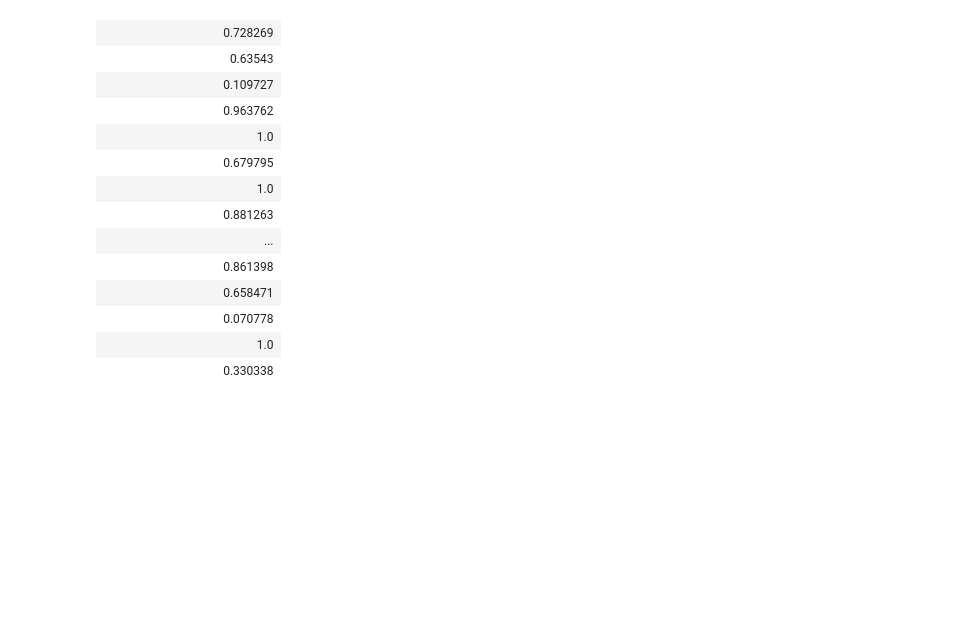
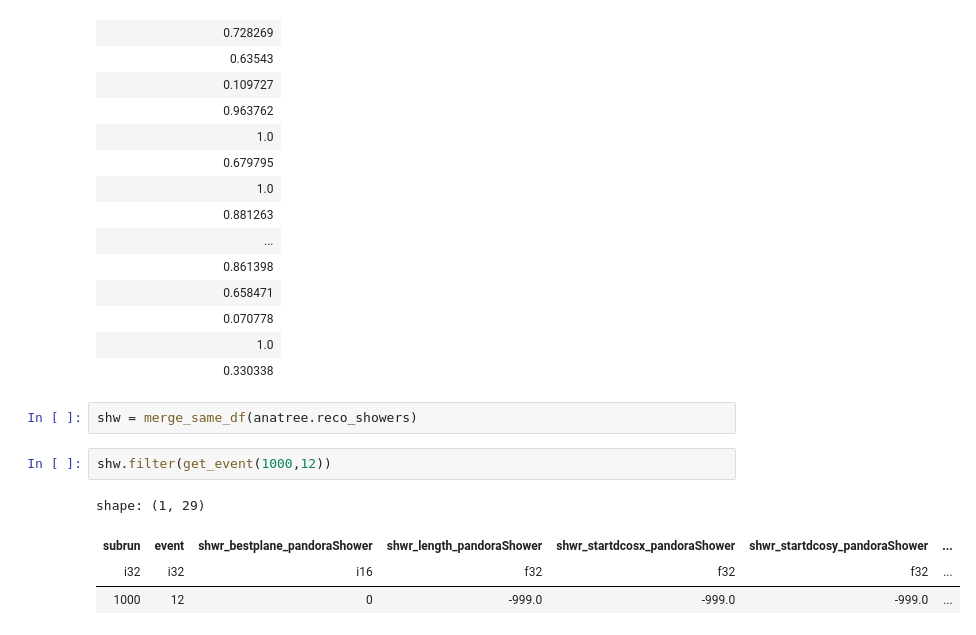
Before and after one commit to hvsouza/apc_atmo_repo, a Jupyter notebook: personal/Henrique/Analysis/atmo_50k_AV_2.5_random/g4_check.ipynb, the cells around one changed output. Cells and saved outputs as stored; diff of their text form; blank space fills up the shorter version.

```diff
--- a/personal/Henrique/Analysis/atmo_50k_AV_2.5_random/g4_check.ipynb
+++ b/personal/Henrique/Analysis/atmo_50k_AV_2.5_random/g4_check.ipynb
@@ -414,3 +414,12 @@ shape: (854_993,)
 | 0.070778 |
 | 1.0 |
 | 0.330338 |
+# %%
+shw = merge_same_df(anatree.reco_showers)
+# %%
+shw.filter(get_event(1000,12))
+# %% [output]
+shape: (1, 29)
+| subrun | event | shwr_bestplane_pandoraShower | shwr_length_pandoraShower | shwr_startdcosx_pandoraShower | shwr_startdcosy_pandoraShower | ... |
+| i32 | i32 | i16 | f32 | f32 | f32 | ... |
+| 1000 | 12 | 0 | -999.0 | -999.0 | -999.0 | ... |
```
Also changed, not shown: 4 other files.
